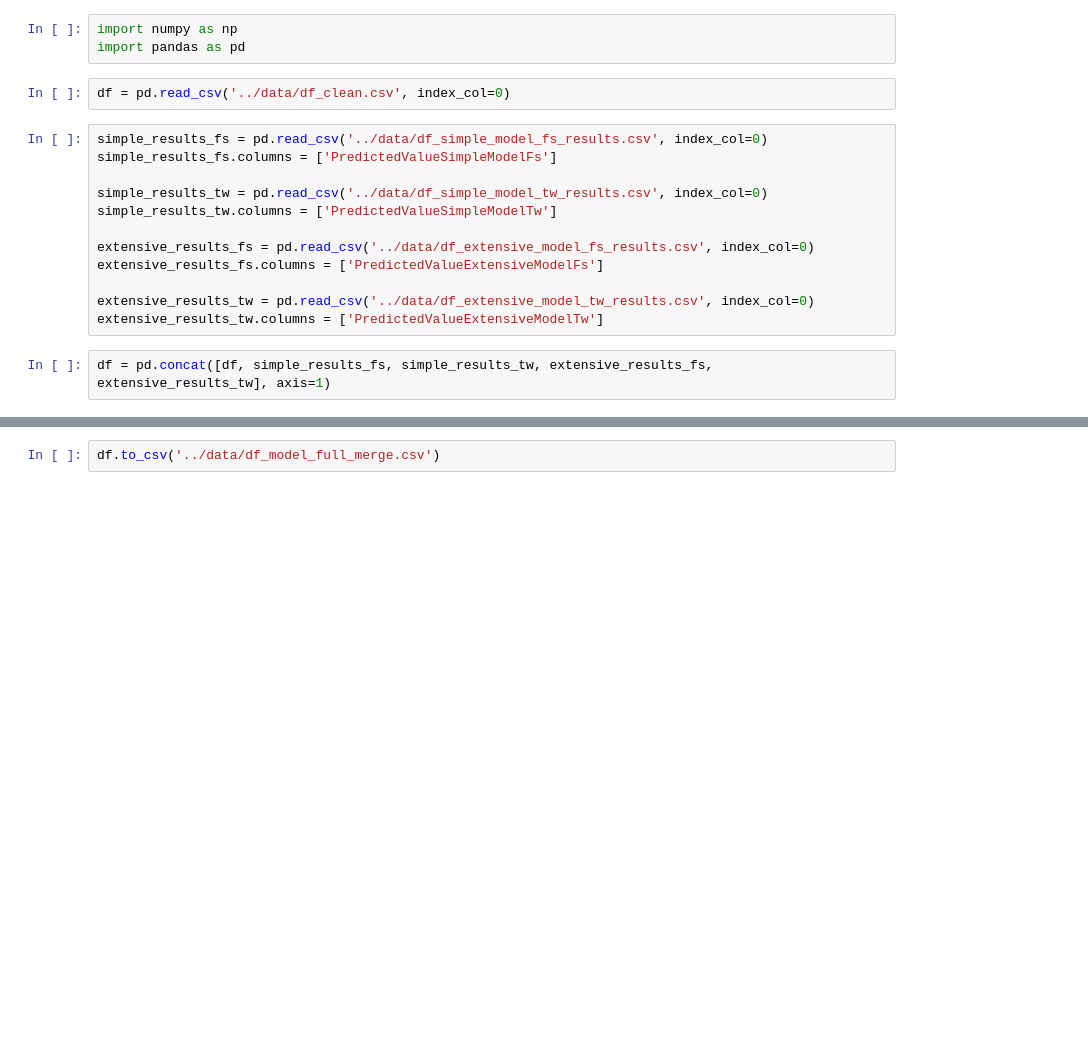
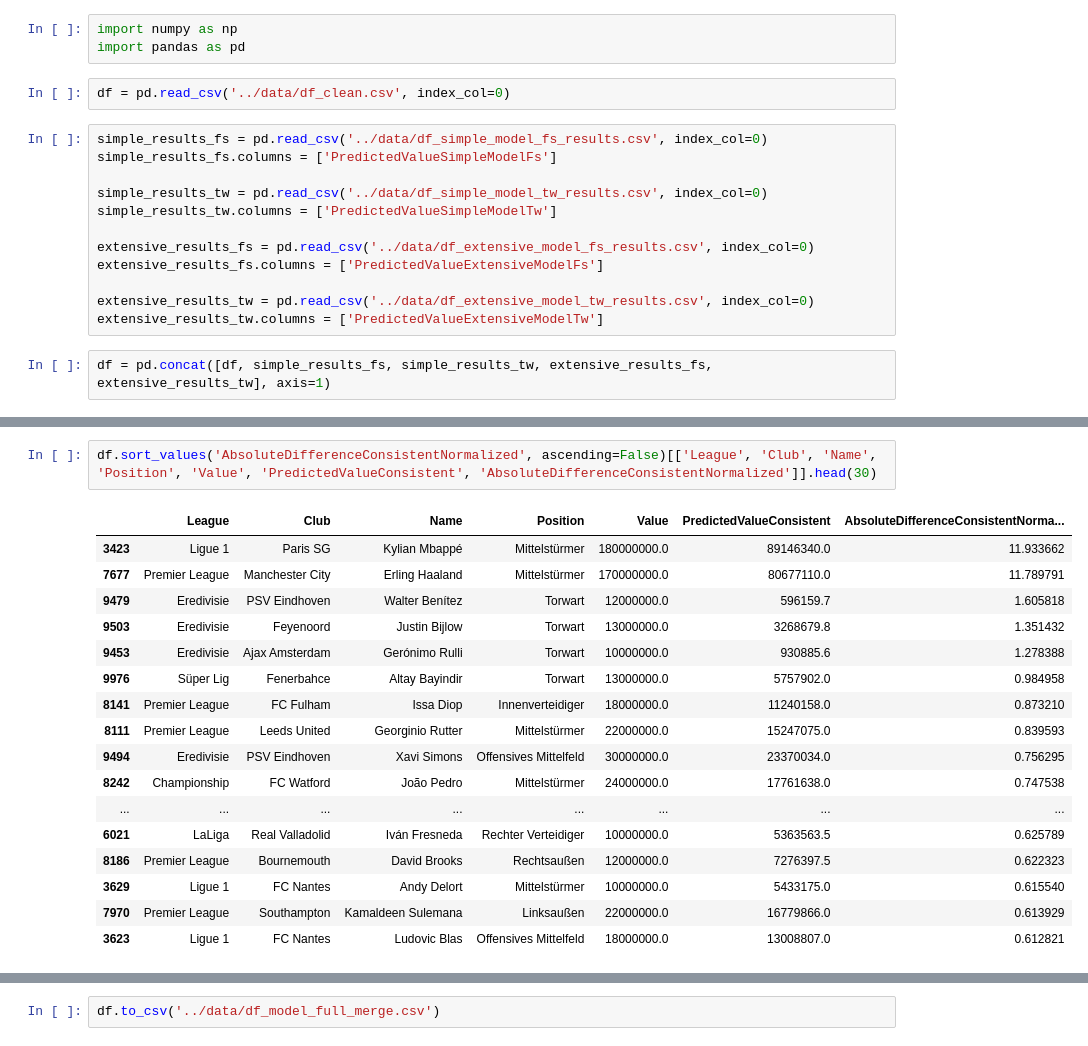
Before and after one commit to onzolof/FootballPredictions, a Jupyter notebook: analysis/model_predictions_full_merge.ipynb, the cells around one changed output, grey strips where cells are left out. Saved outputs shown, nothing was run; the diff lists cells and outputs as text; blank space fills up the shorter version.

```diff
--- a/analysis/model_predictions_full_merge.ipynb
+++ b/analysis/model_predictions_full_merge.ipynb
@@ -59,3 +93,23 @@ df['PercentDifference'] = df['PredictedValue'] / df['Value'] * 100
+# %%
+df.sort_values('AbsoluteDifferenceConsistentNormalized', ascending=False)[['League', 'Club', 'Name', 'Position', 'Value', 'PredictedValueConsistent', 'AbsoluteDifferenceConsistentNormalized']].head(30)
+# %% [output]
+|  | League | Club | Name | Position | Value | PredictedValueConsistent | AbsoluteDifferenceConsistentNorma... |
+| 3423 | Ligue 1 | Paris SG | Kylian Mbappé | Mittelstürmer | 180000000.0 | 89146340.0 | 11.933662 |
+| 7677 | Premier League | Manchester City | Erling Haaland | Mittelstürmer | 170000000.0 | 80677110.0 | 11.789791 |
+| 9479 | Eredivisie | PSV Eindhoven | Walter Benítez | Torwart | 12000000.0 | 596159.7 | 1.605818 |
+| 9503 | Eredivisie | Feyenoord | Justin Bijlow | Torwart | 13000000.0 | 3268679.8 | 1.351432 |
+| 9453 | Eredivisie | Ajax Amsterdam | Gerónimo Rulli | Torwart | 10000000.0 | 930885.6 | 1.278388 |
+| 9976 | Süper Lig | Fenerbahce | Altay Bayindir | Torwart | 13000000.0 | 5757902.0 | 0.984958 |
+| 8141 | Premier League | FC Fulham | Issa Diop | Innenverteidiger | 18000000.0 | 11240158.0 | 0.873210 |
+| 8111 | Premier League | Leeds United | Georginio Rutter | Mittelstürmer | 22000000.0 | 15247075.0 | 0.839593 |
+| 9494 | Eredivisie | PSV Eindhoven | Xavi Simons | Offensives Mittelfeld | 30000000.0 | 23370034.0 | 0.756295 |
+| 8242 | Championship | FC Watford | João Pedro | Mittelstürmer | 24000000.0 | 17761638.0 | 0.747538 |
+| ... | ... | ... | ... | ... | ... | ... | ... |
+| 6021 | LaLiga | Real Valladolid | Iván Fresneda | Rechter Verteidiger | 10000000.0 | 5363563.5 | 0.625789 |
+| 8186 | Premier League | Bournemouth | David Brooks | Rechtsaußen | 12000000.0 | 7276397.5 | 0.622323 |
+| 3629 | Ligue 1 | FC Nantes | Andy Delort | Mittelstürmer | 10000000.0 | 5433175.0 | 0.615540 |
+| 7970 | Premier League | Southampton | Kamaldeen Sulemana | Linksaußen | 22000000.0 | 16779866.0 | 0.613929 |
+| 3623 | Ligue 1 | FC Nantes | Ludovic Blas | Offensives Mittelfeld | 18000000.0 | 13008807.0 | 0.612821 |
 # %%
 df.info()
 # %% [output]
```
Also changed, not shown: parts of 8 cells of this notebook, 1 other file.
